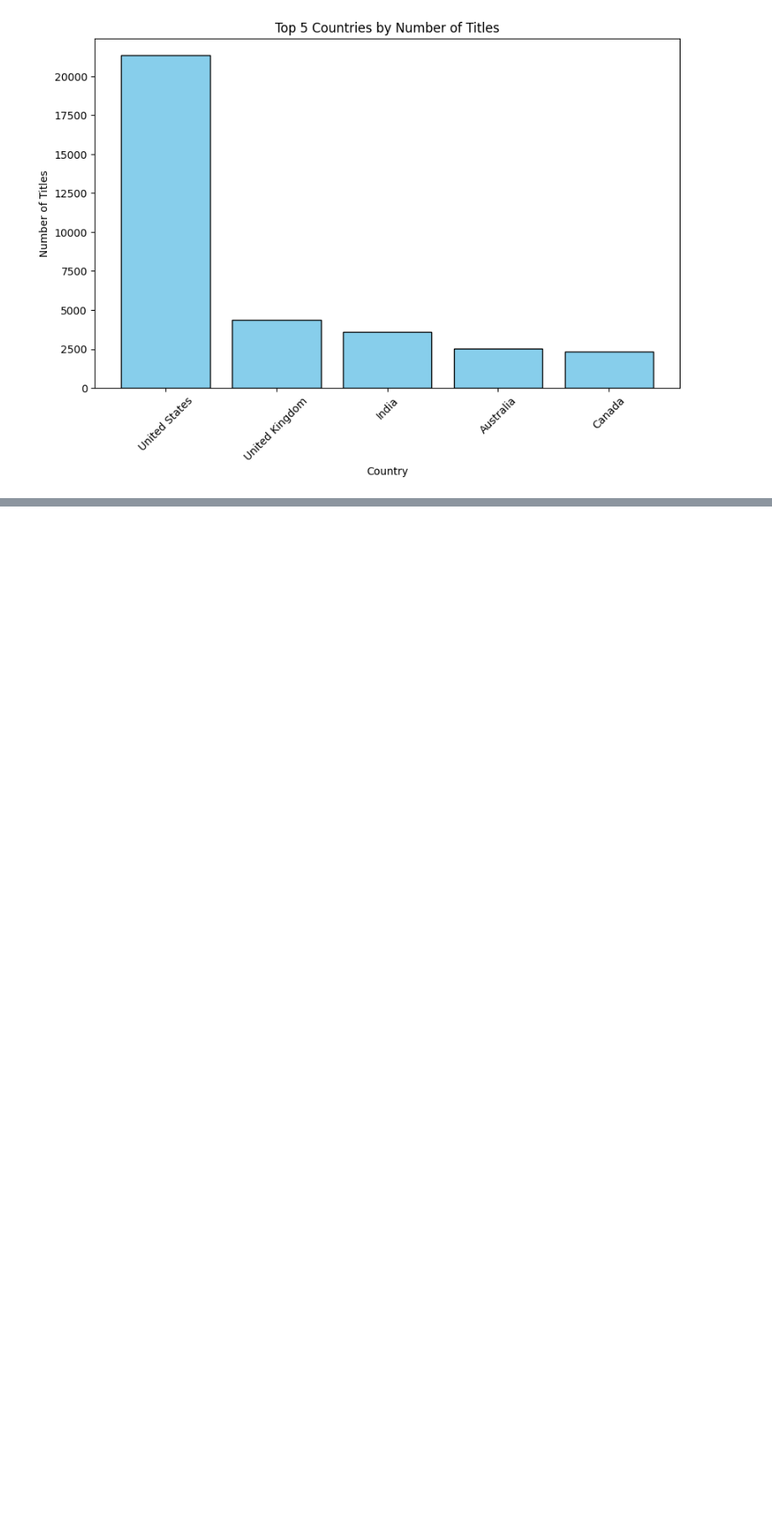
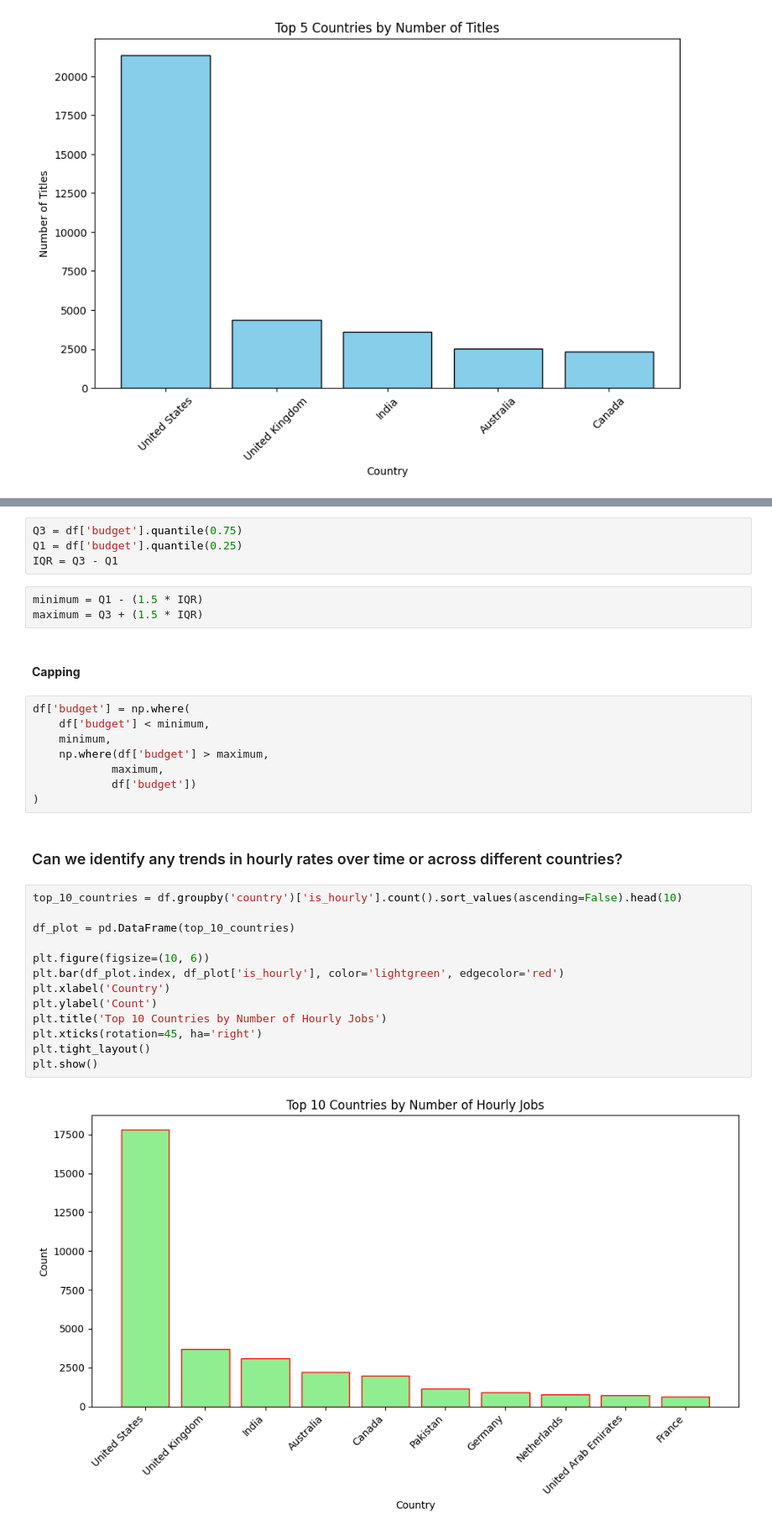
Before and after one commit to ZainFaisal005/DataCraft-Analysis-Vault, a Jupyter notebook: Upwork_Jobs_Analysis/Upwork_Jobs_Analysis.ipynb, the cells around one changed output, grey strips where cells are left out. Shown at 84% size. Cells and saved outputs as stored; diff of their text form; blank space fills up the shorter version.

Commit message:
Data Science

```diff
--- a/Upwork_Jobs_Analysis/Upwork_Jobs_Analysis.ipynb
+++ b/Upwork_Jobs_Analysis/Upwork_Jobs_Analysis.ipynb
@@ -116,0 +142,34 @@ plt.show()
+# %%
+Q3 = df['budget'].quantile(0.75)
+Q1 = df['budget'].quantile(0.25)
+IQR = Q3 - Q1
+# %%
+minimum = Q1 - (1.5 * IQR)
+maximum = Q3 + (1.5 * IQR)
+# %% [markdown]
+#### **Capping**
+# %%
+df['budget'] = np.where(
+    df['budget'] < minimum,
+    minimum,
+    np.where(df['budget'] > maximum,
+            maximum,
+            df['budget'])
+)
+# %% [markdown]
+### Can we identify any trends in hourly rates over time or across different countries?
+# %%
+top_10_countries = df.groupby('country')['is_hourly'].count().sort_values(ascending=False).head(10)
+
+df_plot = pd.DataFrame(top_10_countries)
+
+plt.figure(figsize=(10, 6))
+plt.bar(df_plot.index, df_plot['is_hourly'], color='lightgreen', edgecolor='red')
+plt.xlabel('Country')
+plt.ylabel('Count')
+plt.title('Top 10 Countries by Number of Hourly Jobs')
+plt.xticks(rotation=45, ha='right')
+plt.tight_layout()
+plt.show()
+# %% [output]
+[figure, added]
```
Also changed, not shown: parts of 34 cells of this notebook.
